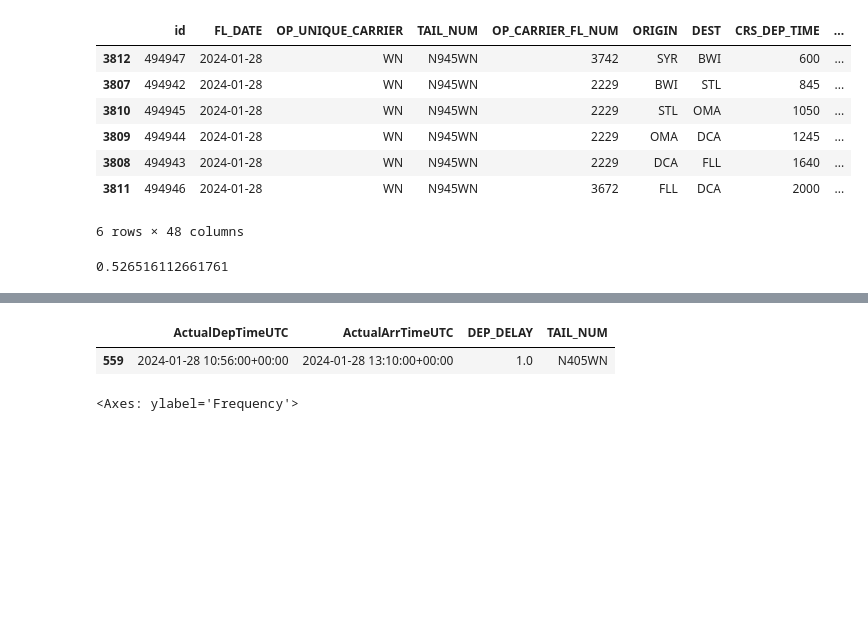
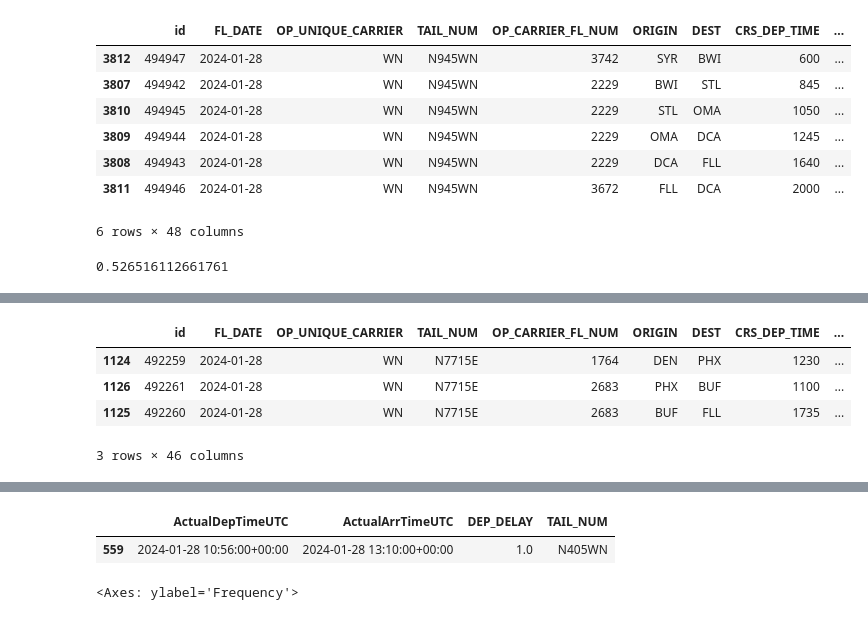
Before and after one commit to broad-well/recovair-abm, a Jupyter notebook: validation/compare_outcomes_once.ipynb, the cells around one changed output, grey strips where cells are left out. Saved outputs shown, nothing was run; the diff lists cells and outputs as text; code cells hidden in the pictures; blank space fills up the shorter version.

```diff
--- a/validation/compare_outcomes_once.ipynb
+++ b/validation/compare_outcomes_once.ipynb
@@ -356,0 +296,8 @@ comp2024_dfs.simulated.query('id == 491694')
+# %%
+comp2024_dfs.actual.query('TAIL_NUM == "N7715E"').sort_values('DEP_TIME')
+# %% [output]
+|  | id | FL_DATE | OP_UNIQUE_CARRIER | TAIL_NUM | OP_CARRIER_FL_NUM | ORIGIN | DEST | CRS_DEP_TIME | ... |
+| 1124 | 492259 | 2024-01-28 | WN | N7715E | 1764 | DEN | PHX | 1230 | ... |
+| 1126 | 492261 | 2024-01-28 | WN | N7715E | 2683 | PHX | BUF | 1100 | ... |
+| 1125 | 492260 | 2024-01-28 | WN | N7715E | 2683 | BUF | FLL | 1735 | ... |
+3 rows × 46 columns
```
Also changed, not shown: parts of 8 cells of this notebook, 4 other files.
